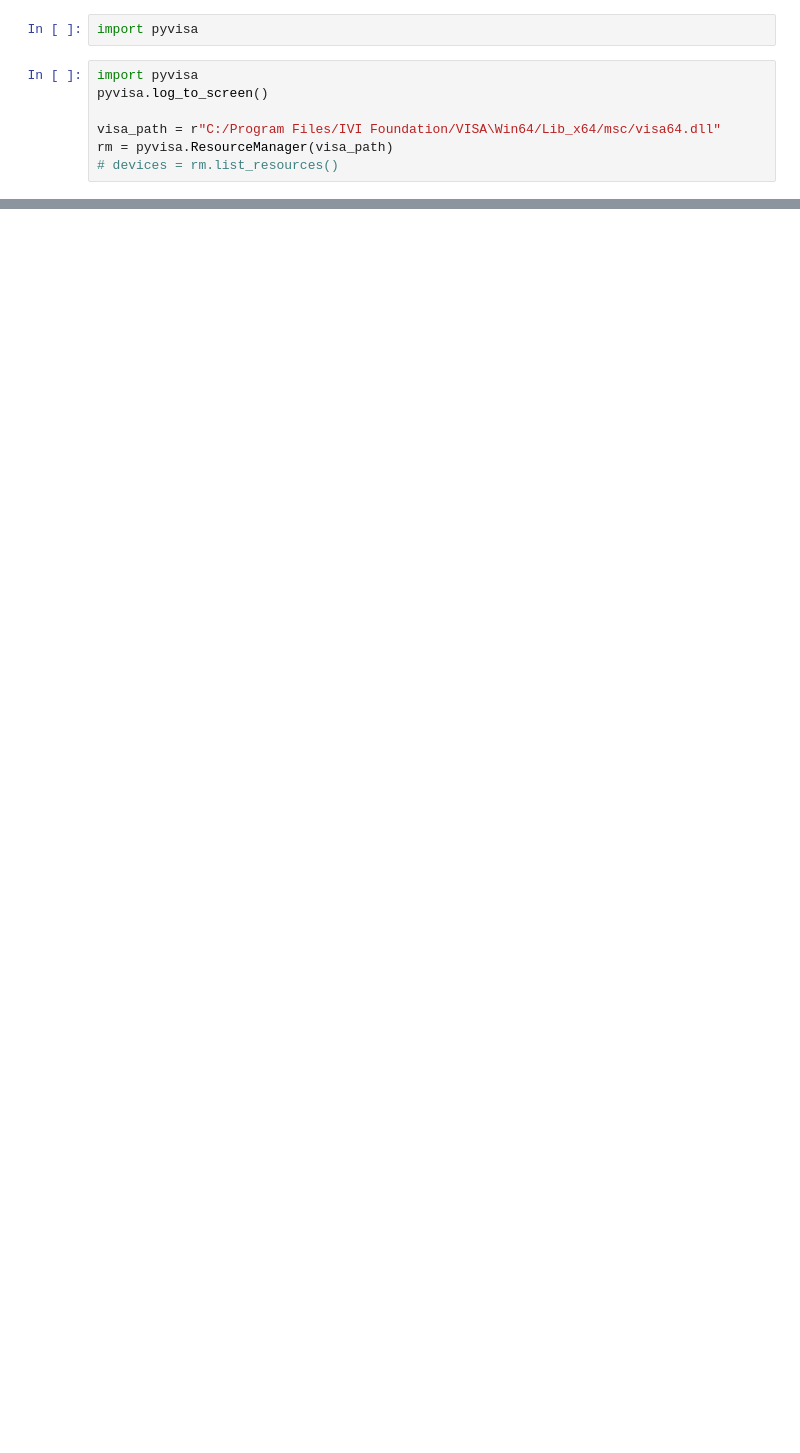
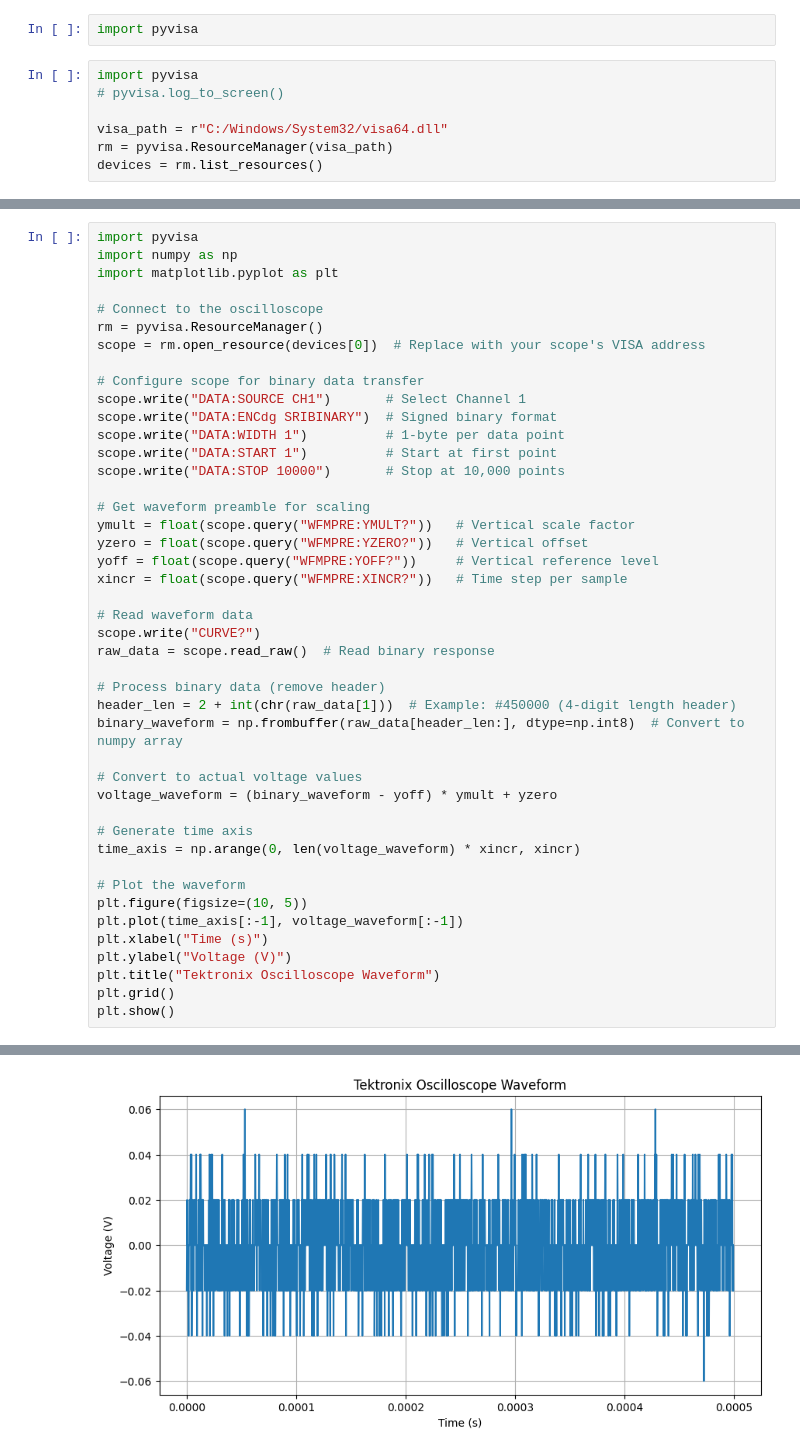
Before and after one commit to ficnawode/msc-python-analysis, a Jupyter notebook: visa_scope_trial.ipynb, the cells around one changed output, grey strips where cells are left out. Cells and saved outputs as stored; diff of their text form; blank space fills up the shorter version.

Commit message:
Add scope measurements, noise to signal data analysis

```diff
--- a/visa_scope_trial.ipynb
+++ b/visa_scope_trial.ipynb
@@ -2,9 +2,9 @@
 import pyvisa
 # %%
 import pyvisa
-pyvisa.log_to_screen()
+# pyvisa.log_to_screen()
 
-visa_path = r"C:/Program Files/IVI Foundation/VISA\Win64/Lib_x64/msc/visa64.dll"
+visa_path = r"C:/Windows/System32/visa64.dll"
 rm = pyvisa.ResourceManager(visa_path)
-# devices = rm.list_resources()
+devices = rm.list_resources()
 # %% [output]
@@ -77,0 +113,45 @@ VisaIOError: VI_ERROR_INV_OBJECT (-1073807346): The given session or object refe
+# %%
+import pyvisa
+import numpy as np
+import matplotlib.pyplot as plt
+
+# Connect to the oscilloscope
+rm = pyvisa.ResourceManager()
+scope = rm.open_resource(devices[0])  # Replace with your scope's VISA address
+
+# Configure scope for binary data transfer
+scope.write("DATA:SOURCE CH1")       # Select Channel 1
+scope.write("DATA:ENCdg SRIBINARY")  # Signed binary format
+scope.write("DATA:WIDTH 1")          # 1-byte per data point
+scope.write("DATA:START 1")          # Start at first point
+scope.write("DATA:STOP 10000")       # Stop at 10,000 points
+
+# Get waveform preamble for scaling
+ymult = float(scope.query("WFMPRE:YMULT?"))   # Vertical scale factor
+yzero = float(scope.query("WFMPRE:YZERO?"))   # Vertical offset
+yoff = float(scope.query("WFMPRE:YOFF?"))     # Vertical reference level
+xincr = float(scope.query("WFMPRE:XINCR?"))   # Time step per sample
+
+# Read waveform data
+scope.write("CURVE?")
+raw_data = scope.read_raw()  # Read binary response
+
+# Process binary data (remove header)
+header_len = 2 + int(chr(raw_data[1]))  # Example: #450000 (4-digit length header)
+binary_waveform = np.frombuffer(raw_data[header_len:], dtype=np.int8)  # Convert to numpy array
+
+# Convert to actual voltage values
+voltage_waveform = (binary_waveform - yoff) * ymult + yzero
+
+# Generate time axis
+time_axis = np.arange(0, len(voltage_waveform) * xincr, xincr)
+
+# Plot the waveform
+plt.figure(figsize=(10, 5))
+plt.plot(time_axis[:-1], voltage_waveform[:-1])
+plt.xlabel("Time (s)")
+plt.ylabel("Voltage (V)")
+plt.title("Tektronix Oscilloscope Waveform")
+plt.grid()
+plt.show()
+# %% [output]
@@ -77,0 +175 @@ VisaIOError: VI_ERROR_INV_OBJECT (-1073807346): The given session or object refe
+[figure, added]
```
Also changed, not shown: parts of 12 cells of this notebook, 19 other files.
